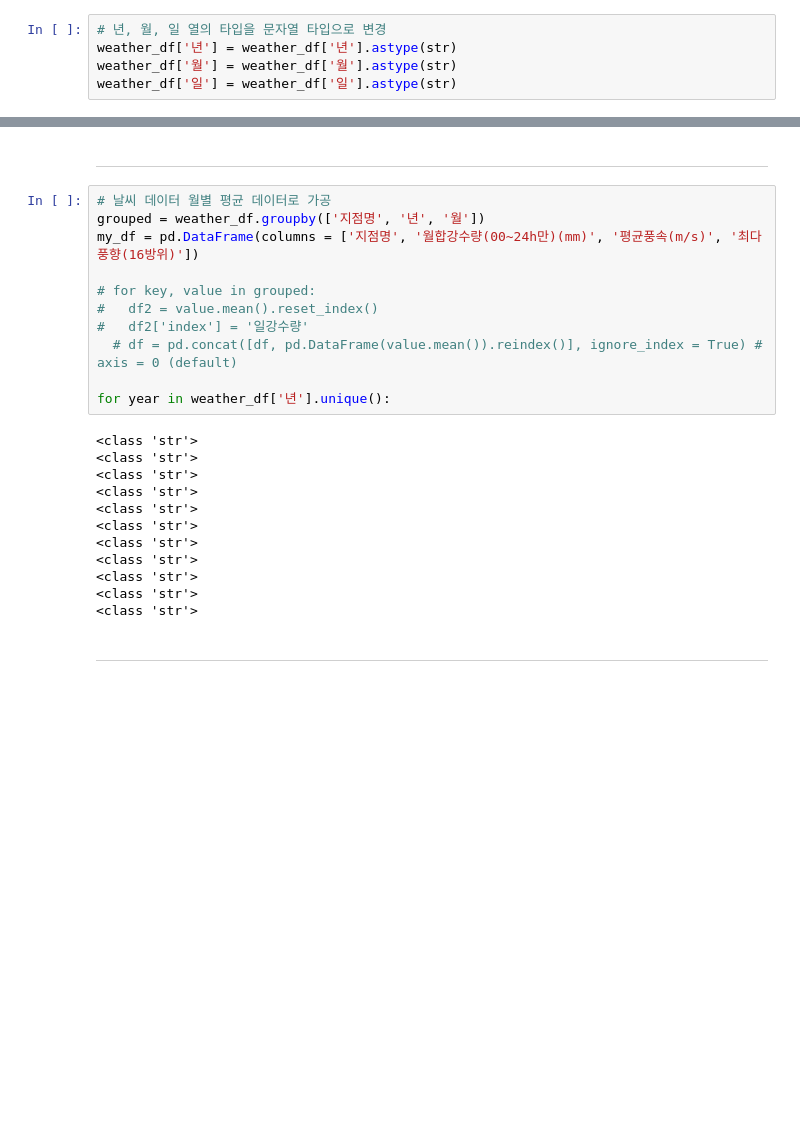
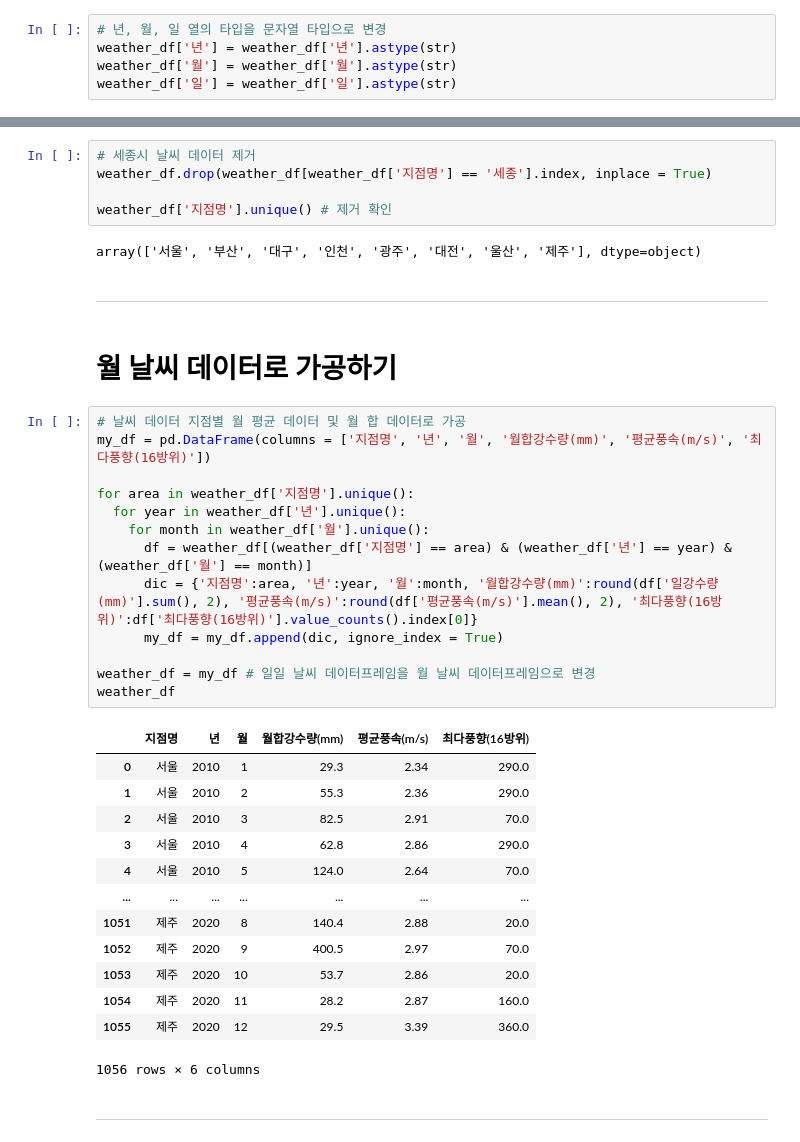
Before and after one commit to KimYeonWook511/PM10_Analysis, a Jupyter notebook: Code/PM10_Analysis.ipynb, the cells around one changed output, grey strips where cells are left out. Cells and saved outputs as stored; diff of their text form; blank space fills up the shorter version.

```diff
--- a/Code/PM10_Analysis.ipynb
+++ b/Code/PM10_Analysis.ipynb
@@ -636,27 +615,40 @@ weather_df[['일강수량(mm)', '평균풍속(m/s)', '최다풍향(16방위)']].
+# %%
+# 세종시 날씨 데이터 제거
+weather_df.drop(weather_df[weather_df['지점명'] == '세종'].index, inplace = True)
+
+weather_df['지점명'].unique() # 제거 확인
+# %% [output]
+array(['서울', '부산', '대구', '인천', '광주', '대전', '울산', '제주'], dtype=object)
 # %% [markdown]
 ---
-# %%
-# 날씨 데이터 월별 평균 데이터로 가공
-grouped = weather_df.groupby(['지점명', '년', '월'])
-my_df = pd.DataFrame(columns = ['지점명', '월합강수량(00~24h만)(mm)', '평균풍속(m/s)', '최다풍향(16방위)'])
-
-# for key, value in grouped:
-#   df2 = value.mean().reset_index()
-#   df2['index'] = '일강수량'
-  # df = pd.concat([df, pd.DataFrame(value.mean()).reindex()], ignore_index = True) # axis = 0 (default)
-
-for year in weather_df['년'].unique():
-# %% [output]
-<class 'str'>
-<class 'str'>
-<class 'str'>
-<class 'str'>
-<class 'str'>
-<class 'str'>
-<class 'str'>
-<class 'str'>
-<class 'str'>
-<class 'str'>
-<class 'str'>
+# %% [markdown]
+# **월 날씨 데이터로 가공하기**
+# %%
+# 날씨 데이터 지점별 월 평균 데이터 및 월 합 데이터로 가공
+my_df = pd.DataFrame(columns = ['지점명', '년', '월', '월합강수량(mm)', '평균풍속(m/s)', '최다풍향(16방위)'])
+
+for area in weather_df['지점명'].unique():
+  for year in weather_df['년'].unique():
+    for month in weather_df['월'].unique():
+      df = weather_df[(weather_df['지점명'] == area) & (weather_df['년'] == year) & (weather_df['월'] == month)]
+      dic = {'지점명':area, '년':year, '월':month, '월합강수량(mm)':round(df['일강수량(mm)'].sum(), 2), '평균풍속(m/s)':round(df['평균풍속(m/s)'].mean(), 2), '최다풍향(16방위)':df['최다풍향(16방위)'].value_counts().index[0]}
+      my_df = my_df.append(dic, ignore_index = True)
+
+weather_df = my_df # 일일 날씨 데이터프레임을 월 날씨 데이터프레임으로 변경
+weather_df
+# %% [output]
+|  | 지점명 | 년 | 월 | 월합강수량(mm) | 평균풍속(m/s) | 최다풍향(16방위) |
+| 0 | 서울 | 2010 | 1 | 29.3 | 2.34 | 290.0 |
+| 1 | 서울 | 2010 | 2 | 55.3 | 2.36 | 290.0 |
+| 2 | 서울 | 2010 | 3 | 82.5 | 2.91 | 70.0 |
+| 3 | 서울 | 2010 | 4 | 62.8 | 2.86 | 290.0 |
+| 4 | 서울 | 2010 | 5 | 124.0 | 2.64 | 70.0 |
+| ... | ... | ... | ... | ... | ... | ... |
+| 1051 | 제주 | 2020 | 8 | 140.4 | 2.88 | 20.0 |
+| 1052 | 제주 | 2020 | 9 | 400.5 | 2.97 | 70.0 |
+| 1053 | 제주 | 2020 | 10 | 53.7 | 2.86 | 20.0 |
+| 1054 | 제주 | 2020 | 11 | 28.2 | 2.87 | 160.0 |
+| 1055 | 제주 | 2020 | 12 | 29.5 | 3.39 | 360.0 |
+1056 rows × 6 columns
 # %% [markdown]
 ---
```
Also changed, not shown: parts of 26 cells of this notebook.
